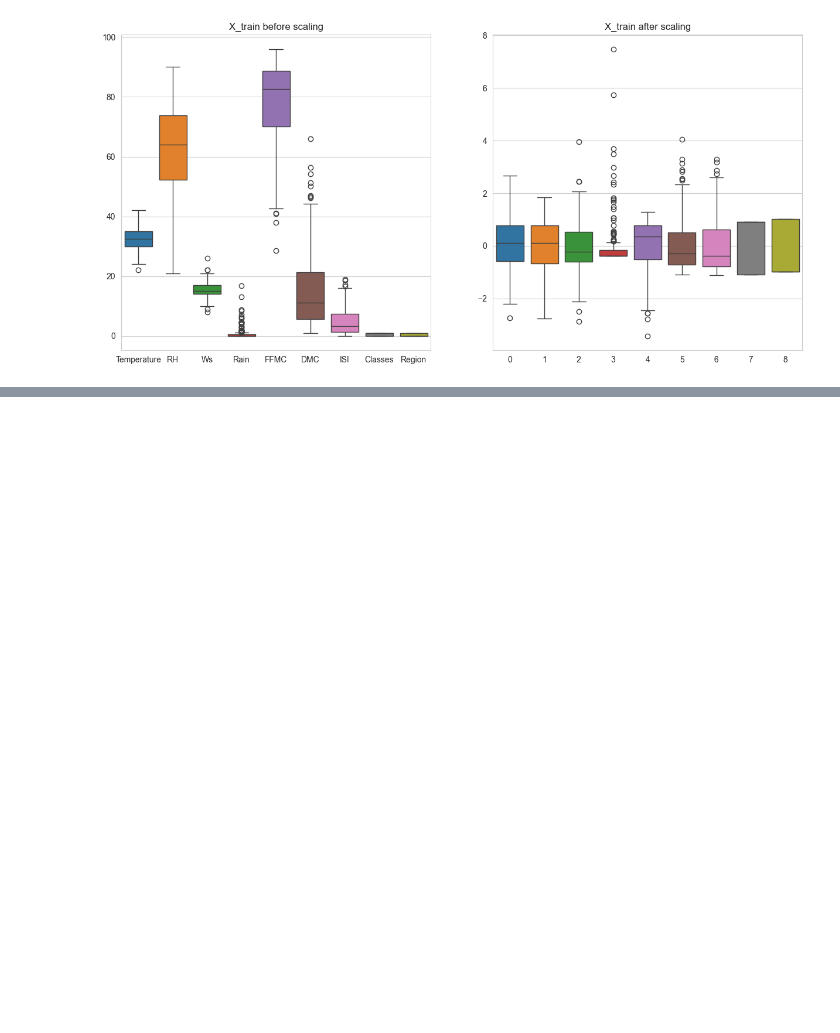
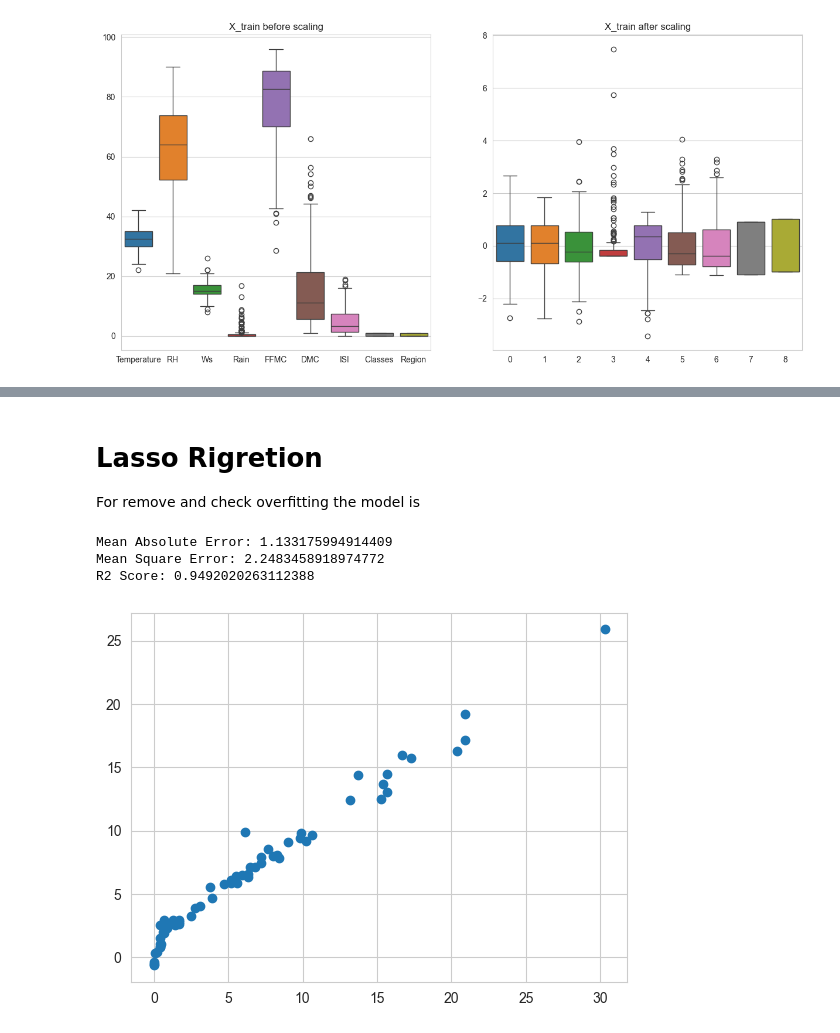
Before and after one commit to Shimul-Zahan/ML-Bootcamp, a Jupyter notebook: Ridge,Lasso And ElasticNet Algorithm/ridge_lassto_elastic_cv.ipynb, the cells around one changed output, grey strips where cells are left out. Cells and saved outputs as stored; diff of their text form; code cells hidden in the pictures; blank space fills up the shorter version.

```diff
--- a/Ridge,Lasso And ElasticNet Algorithm/ridge_lassto_elastic_cv.ipynb
+++ b/Ridge,Lasso And ElasticNet Algorithm/ridge_lassto_elastic_cv.ipynb
@@ -426,0 +450,24 @@ Text(0.5, 1.0, 'X_train after scaling')
+# %% [markdown]
+# Lasso Rigretion
+For remove and check overfitting the model is
+# %%
+from sklearn.linear_model import Lasso
+from sklearn.metrics import mean_absolute_error, mean_squared_error
+from sklearn.metrics import r2_score
+lasso = Lasso()
+lasso.fit(X_train_scaled, y_train)
+y_pred = lasso.predict(X_test_scaled)
+mae = mean_absolute_error(y_test, y_pred)
+mse = mean_squared_error(y_test, y_pred)
+score = r2_score(y_test, y_pred)
+
+print(f"Mean Absolute Error: {mae}")
+print(f"Mean Square Error: {mse}")
+print(f"R2 Score: {score}")
+plt.scatter(y_test, y_pred)
+plt.show()
+# %% [output]
+Mean Absolute Error: 1.133175994914409
+Mean Square Error: 2.2483458918974772
+R2 Score: 0.9492020263112388
+[figure, added]
```
Also changed, not shown: parts of 6 cells of this notebook.
